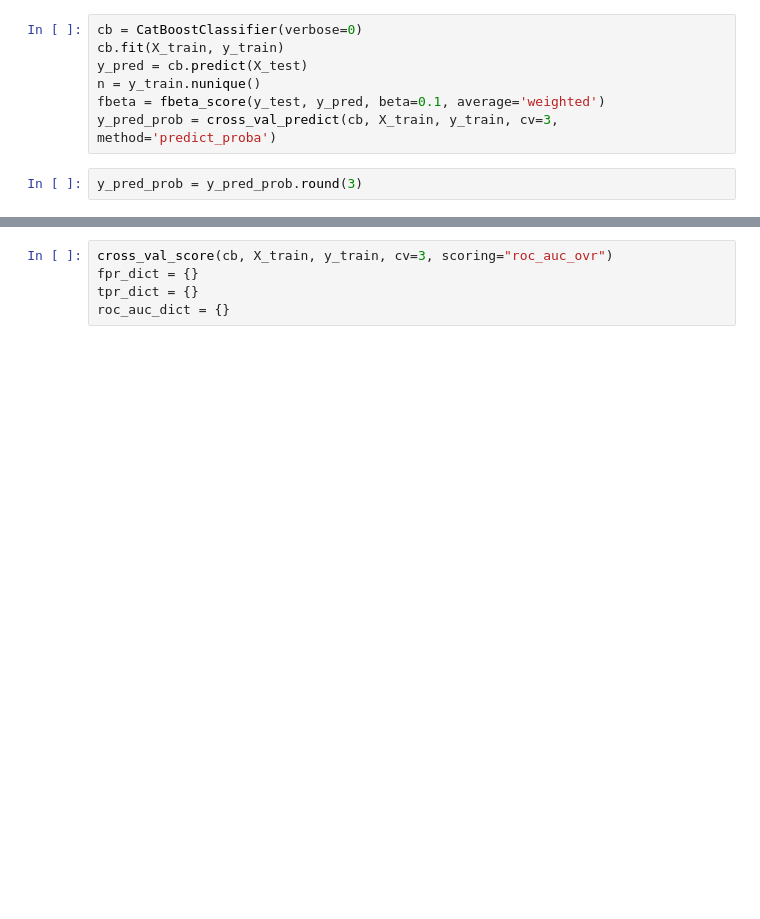
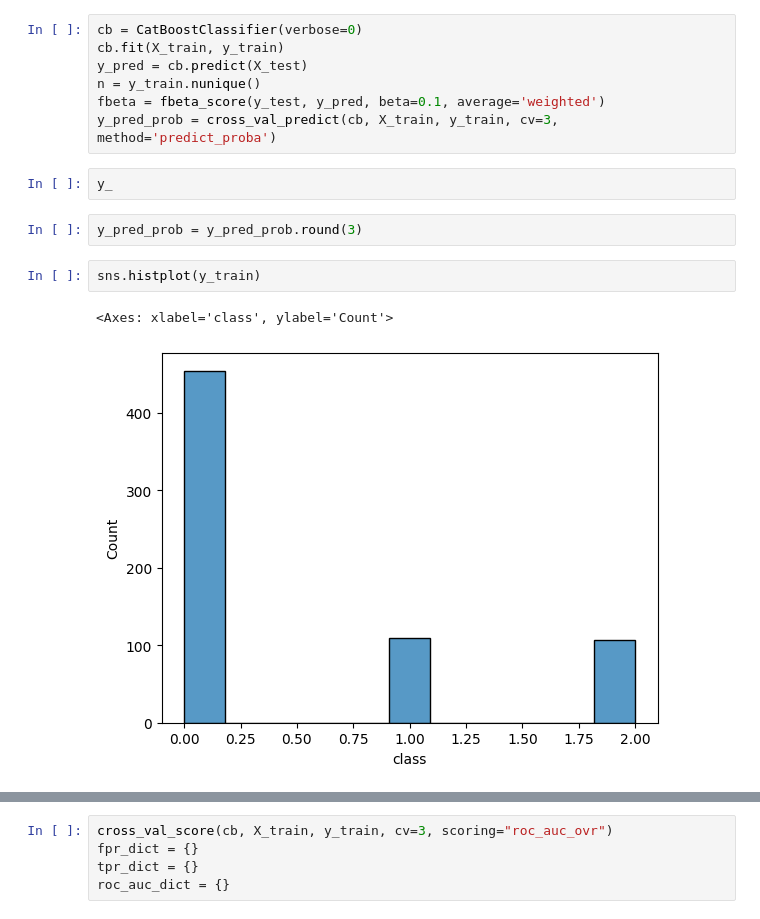
Before and after one commit to VIVALDI142857/ClassificationModelsParams, a Jupyter notebook: stellar__multiclass_classification.ipynb, the cells around one changed output, grey strips where cells are left out. Saved outputs shown, nothing was run; the diff lists cells and outputs as text; blank space fills up the shorter version.

```diff
--- a/stellar__multiclass_classification.ipynb
+++ b/stellar__multiclass_classification.ipynb
@@ -370,5 +370,12 @@ y_pred = cb.predict(X_test)
 n = y_train.nunique()
 fbeta = fbeta_score(y_test, y_pred, beta=0.1, average='weighted')
 y_pred_prob = cross_val_predict(cb, X_train, y_train, cv=3, method='predict_proba')
+# %%
+y_
 # %%
 y_pred_prob = y_pred_prob.round(3)
+# %%
+sns.histplot(y_train)
+# %% [output]
+<Axes: xlabel='class', ylabel='Count'>
+[figure, added]
```
Also changed, not shown: parts of 11 cells of this notebook, 7 other files.
